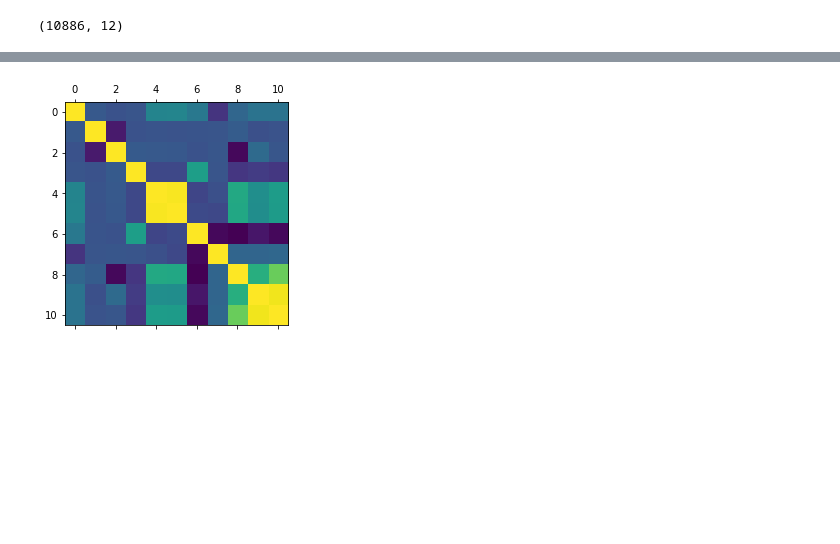
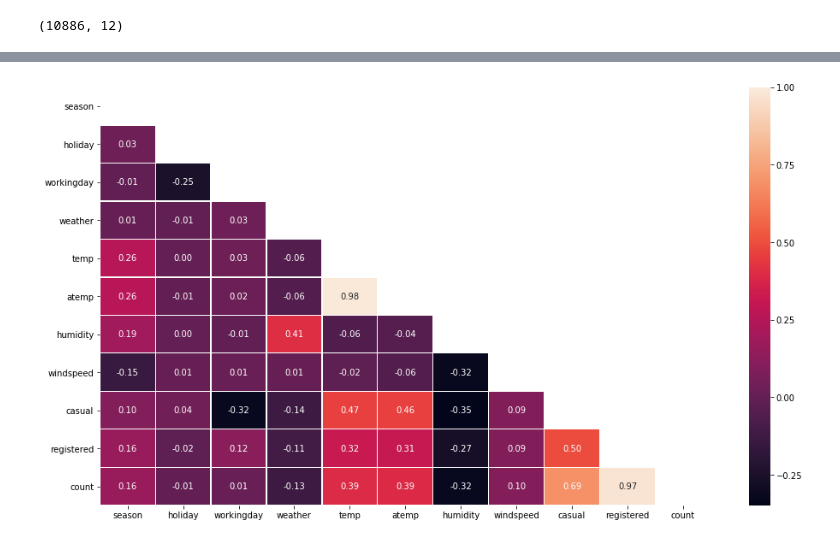
Before and after one commit to bastienchabal/GLO-4027, a Jupyter notebook: visualizing.ipynb, the cells around one changed output, grey strips where cells are left out. Cells and saved outputs as stored; diff of their text form; code cells hidden in the pictures; blank space fills up the shorter version.

```diff
--- a/visualizing.ipynb
+++ b/visualizing.ipynb
@@ -29,5 +28,0 @@ plt.show()
-# %%
-plt.matshow(train.corr())
-plt.show()
-# %% [output]
-[figure, removed]
@@ -33,0 +31,9 @@ plt.show()
+# %%
+corr = train.corr()
+mask = np.zeros_like(corr)
+mask[np.triu_indices_from(mask)] = True
+sns.heatmap(train.corr(), annot=True, mask=mask, fmt=".2f", linewidths=.2)
+plt.rcParams["figure.figsize"] = [16,9]
+plt.show()
+# %% [output]
+[figure, added]
```
Also changed, not shown: parts of 2 cells of this notebook.
